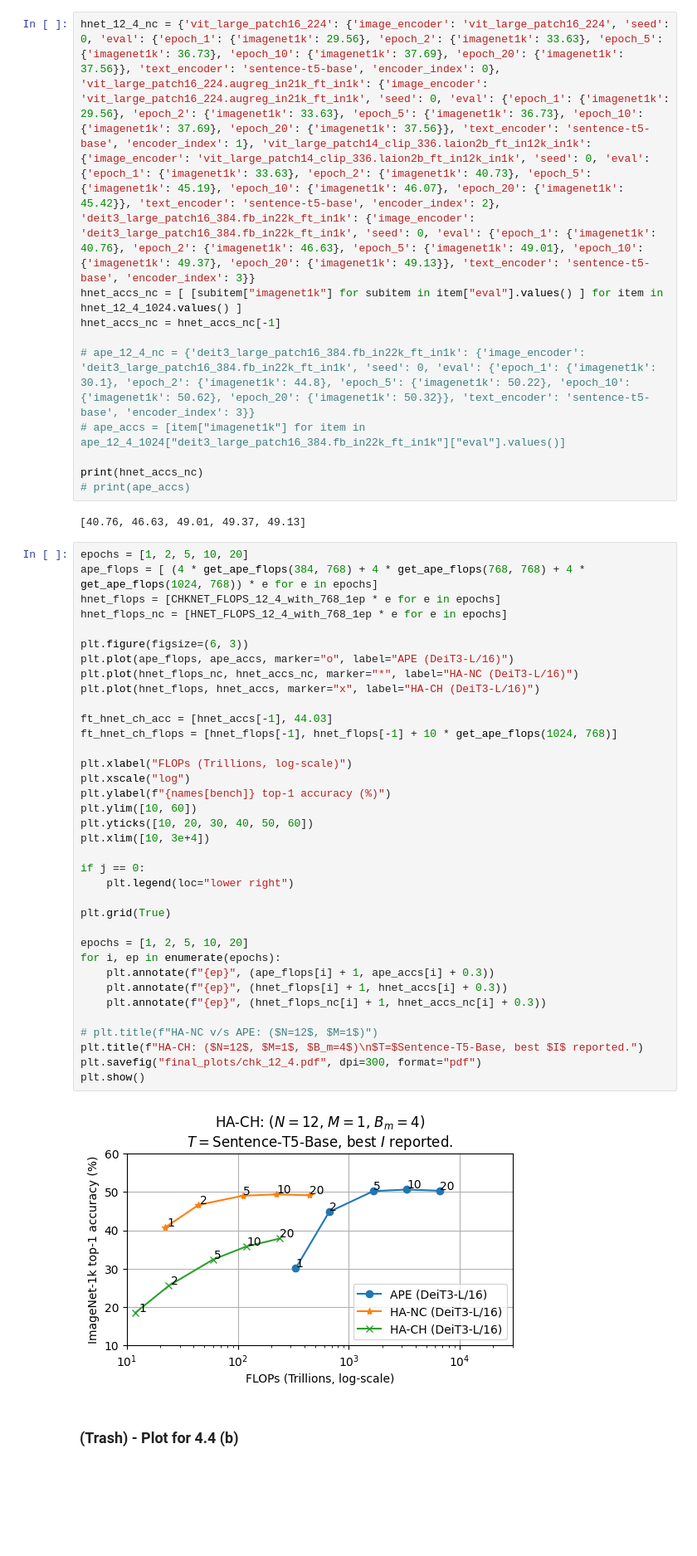
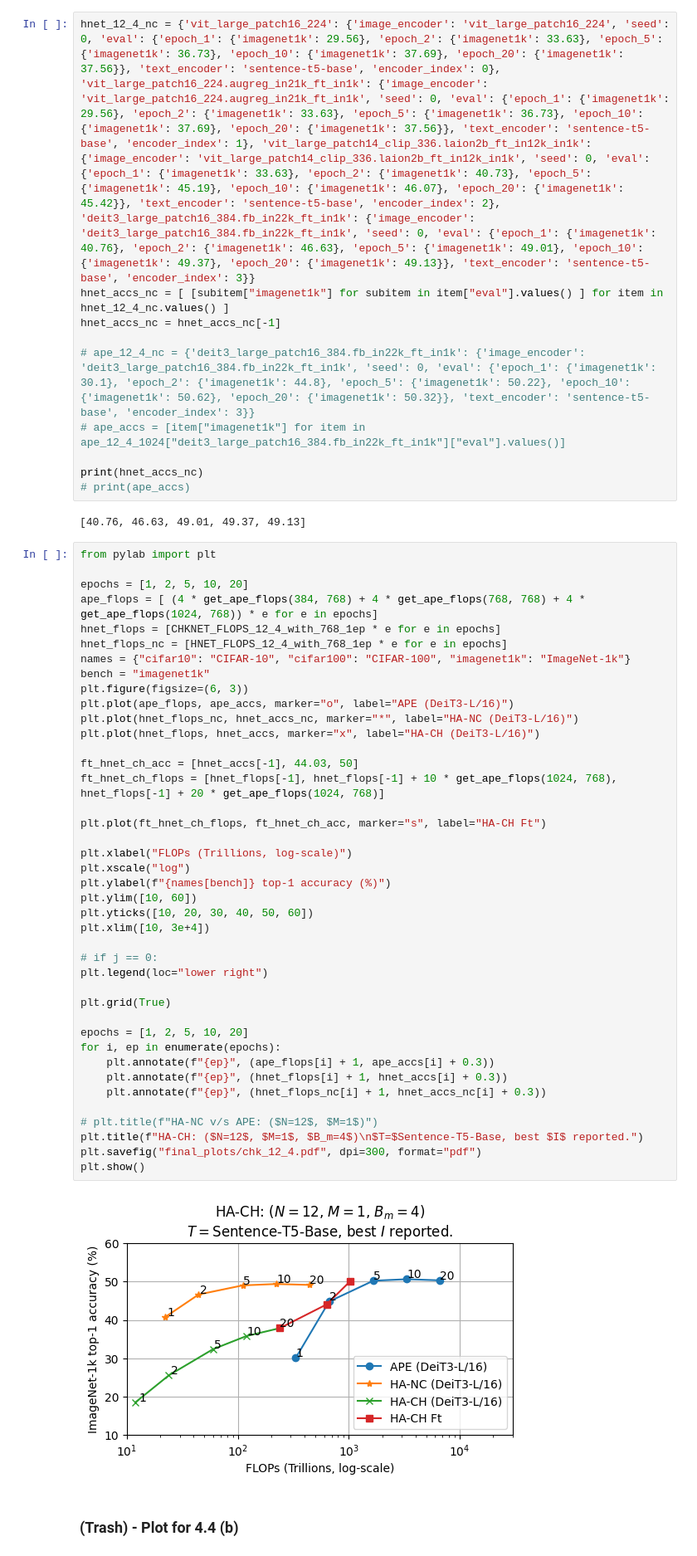
Before and after one commit to jaisidhsingh/hypa-new, a Jupyter notebook: hyperalignment/plot.ipynb, the cells around one changed output. Shown at 83% size. Drawn from its saved outputs; the diff is of its cells as text; blank space fills up the shorter version.

```diff
--- a/hyperalignment/plot.ipynb
+++ b/hyperalignment/plot.ipynb
@@ -723,7 +723,7 @@ print(ape_accs)
 [30.1, 44.8, 50.22, 50.62, 50.32]
 # %%
 hnet_12_4_nc = {'vit_large_patch16_224': {'image_encoder': 'vit_large_patch16_224', 'seed': 0, 'eval': {'epoch_1': {'imagenet1k': 29.56}, 'epoch_2': {'imagenet1k': 33.63}, 'epoch_5': {'imagenet1k': 36.73}, 'epoch_10': {'imagenet1k': 37.69}, 'epoch_20': {'imagenet1k': 37.56}}, 'text_encoder': 'sentence-t5-base', 'encoder_index': 0}, 'vit_large_patch16_224.augreg_in21k_ft_in1k': {'image_encoder': 'vit_large_patch16_224.augreg_in21k_ft_in1k', 'seed': 0, 'eval': {'epoch_1': {'imagenet1k': 29.56}, 'epoch_2': {'imagenet1k': 33.63}, 'epoch_5': {'imagenet1k': 36.73}, 'epoch_10': {'imagenet1k': 37.69}, 'epoch_20': {'imagenet1k': 37.56}}, 'text_encoder': 'sentence-t5-base', 'encoder_index': 1}, 'vit_large_patch14_clip_336.laion2b_ft_in12k_in1k': {'image_encoder': 'vit_large_patch14_clip_336.laion2b_ft_in12k_in1k', 'seed': 0, 'eval': {'epoch_1': {'imagenet1k': 33.63}, 'epoch_2': {'imagenet1k': 40.73}, 'epoch_5': {'imagenet1k': 45.19}, 'epoch_10': {'imagenet1k': 46.07}, 'epoch_20': {'imagenet1k': 45.42}}, 'text_encoder': 'sentence-t5-base', 'encoder_index': 2}, 'deit3_large_patch16_384.fb_in22k_ft_in1k': {'image_encoder': 'deit3_large_patch16_384.fb_in22k_ft_in1k', 'seed': 0, 'eval': {'epoch_1': {'imagenet1k': 40.76}, 'epoch_2': {'imagenet1k': 46.63}, 'epoch_5': {'imagenet1k': 49.01}, 'epoch_10': {'imagenet1k': 49.37}, 'epoch_20': {'imagenet1k': 49.13}}, 'text_encoder': 'sentence-t5-base', 'encoder_index': 3}}
-hnet_accs_nc = [ [subitem["imagenet1k"] for subitem in item["eval"].values() ] for item in hnet_12_4_1024.values() ]
+hnet_accs_nc = [ [subitem["imagenet1k"] for subitem in item["eval"].values() ] for item in hnet_12_4_nc.values() ]
 hnet_accs_nc = hnet_accs_nc[-1]
 
 # ape_12_4_nc = {'deit3_large_patch16_384.fb_in22k_ft_in1k': {'image_encoder': 'deit3_large_patch16_384.fb_in22k_ft_in1k', 'seed': 0, 'eval': {'epoch_1': {'imagenet1k': 30.1}, 'epoch_2': {'imagenet1k': 44.8}, 'epoch_5': {'imagenet1k': 50.22}, 'epoch_10': {'imagenet1k': 50.62}, 'epoch_20': {'imagenet1k': 50.32}}, 'text_encoder': 'sentence-t5-base', 'encoder_index': 3}}
@@ -734,43 +734,48 @@ print(hnet_accs_nc)
 # %% [output]
 [40.76, 46.63, 49.01, 49.37, 49.13]
 # %%
+from pylab import plt
+
 epochs = [1, 2, 5, 10, 20]
 ape_flops = [ (4 * get_ape_flops(384, 768) + 4 * get_ape_flops(768, 768) + 4 * get_ape_flops(1024, 768)) * e for e in epochs]
 hnet_flops = [CHKNET_FLOPS_12_4_with_768_1ep * e for e in epochs]
 hnet_flops_nc = [HNET_FLOPS_12_4_with_768_1ep * e for e in epochs]
-
+names = {"cifar10": "CIFAR-10", "cifar100": "CIFAR-100", "imagenet1k": "ImageNet-1k"}
+bench = "imagenet1k"
 plt.figure(figsize=(6, 3))
 plt.plot(ape_flops, ape_accs, marker="o", label="APE (DeiT3-L/16)")
 plt.plot(hnet_flops_nc, hnet_accs_nc, marker="*", label="HA-NC (DeiT3-L/16)")
 plt.plot(hnet_flops, hnet_accs, marker="x", label="HA-CH (DeiT3-L/16)")
 
-ft_hnet_ch_acc = [hnet_accs[-1], 44.03]
-ft_hnet_ch_flops = [hnet_flops[-1], hnet_flops[-1] + 10 * get_ape_flops(1024, 768)]
+ft_hnet_ch_acc = [hnet_accs[-1], 44.03, 50]
+ft_hnet_ch_flops = [hnet_flops[-1], hnet_flops[-1] + 10 * get_ape_flops(1024, 768), hnet_flops[-1] + 20 * get_ape_flops(1024, 768)]
+
+plt.plot(ft_hnet_ch_flops, ft_hnet_ch_acc, marker="s", label="HA-CH Ft")
 
 plt.xlabel("FLOPs (Trillions, log-scale)")
 plt.xscale("log")
 plt.ylabel(f"{names[bench]} top-1 accuracy (%)")
 plt.ylim([10, 60])
 plt.yticks([10, 20, 30, 40, 50, 60])
 plt.xlim([10, 3e+4])
 
-if j == 0:
-    plt.legend(loc="lower right")
+# if j == 0:
+plt.legend(loc="lower right")
 
 plt.grid(True)
 
 epochs = [1, 2, 5, 10, 20]
 for i, ep in enumerate(epochs):
     plt.annotate(f"{ep}", (ape_flops[i] + 1, ape_accs[i] + 0.3))
     plt.annotate(f"{ep}", (hnet_flops[i] + 1, hnet_accs[i] + 0.3))
     plt.annotate(f"{ep}", (hnet_flops_nc[i] + 1, hnet_accs_nc[i] + 0.3))
 
 # plt.title(f"HA-NC v/s APE: ($N=12$, $M=1$)")
 plt.title(f"HA-CH: ($N=12$, $M=1$, $B_m=4$)\n$T=$Sentence-T5-Base, best $I$ reported.")
 plt.savefig("final_plots/chk_12_4.pdf", dpi=300, format="pdf")
 plt.show()
 # %% [output]
-[figure, old version]
+[figure, new version]
 # %% [markdown]
 ### (Trash) - Plot for 4.4 (b)
 # %%
```
Also changed, not shown: 2 other files.
